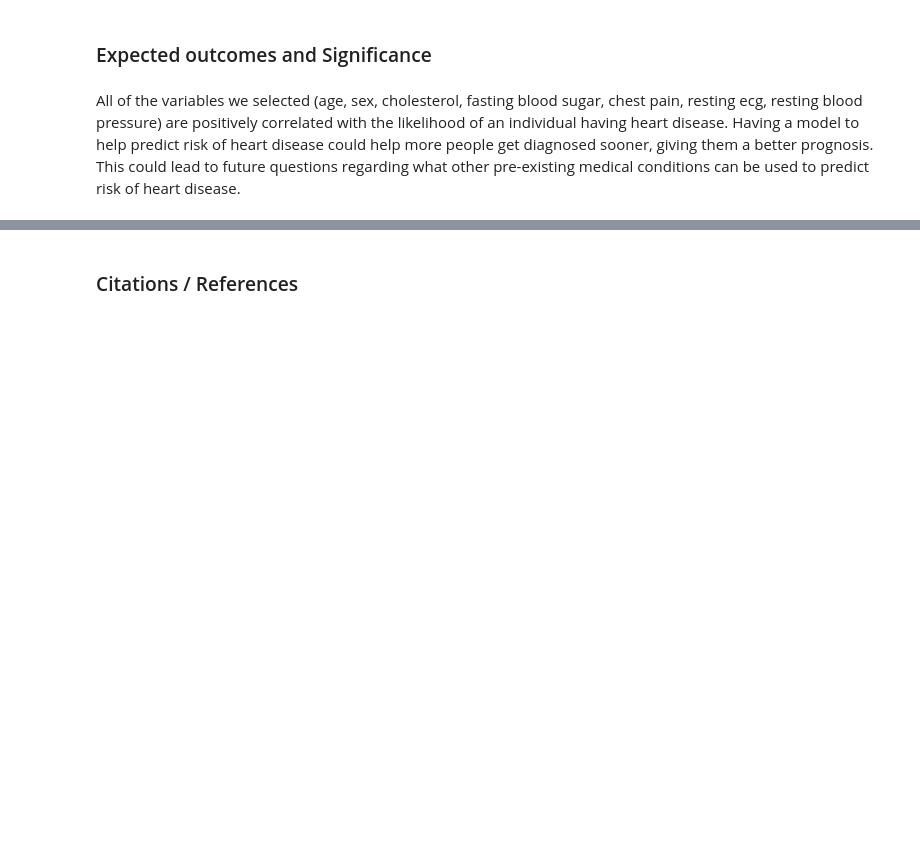
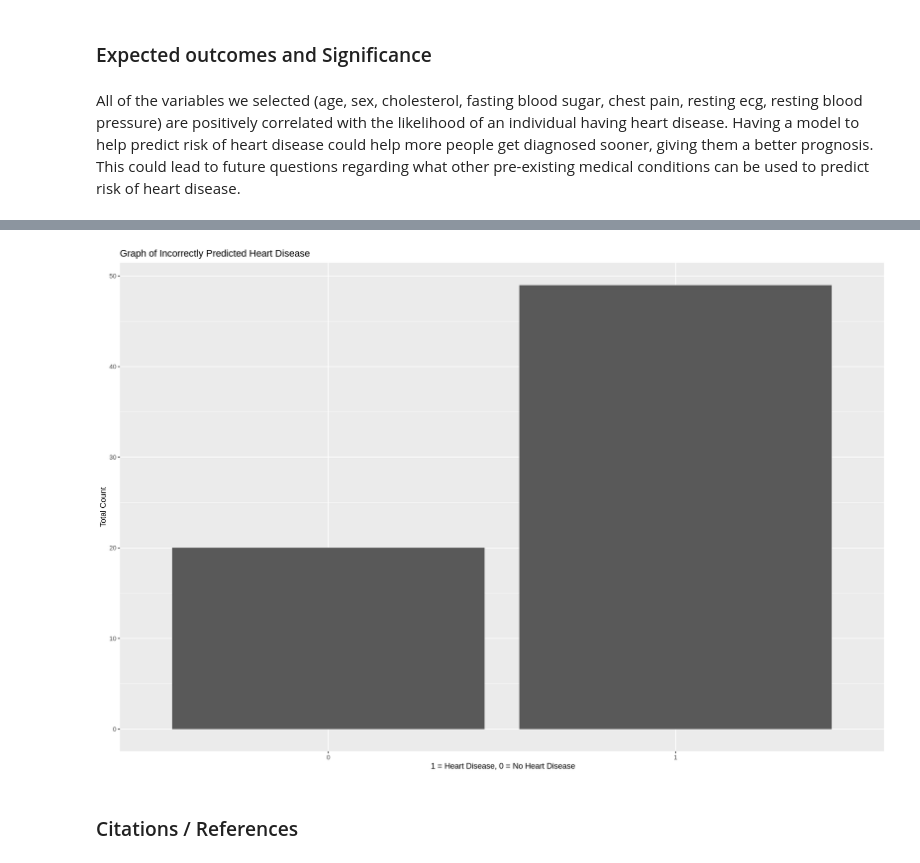
Before and after one commit to LordofSabres/Team_Pineapples_DSCI_100, a Jupyter notebook: projectproposal.ipynb, the cells around one changed output, grey strips where cells are left out. Cells and saved outputs as stored; diff of their text form; code cells hidden in the pictures; blank space fills up the shorter version.

```diff
--- a/projectproposal.ipynb
+++ b/projectproposal.ipynb
@@ -204,3 +246,13 @@ All of the variables we selected (age, sex, cholesterol, fasting blood sugar, ch
+# %%
+count_graph_incorrect <- testing_predicted_incorrect |>
+ggplot(aes(x = condition, y = n)) +
+geom_bar(stat = "identity", position = "dodge") +
+xlab( " 1 = Heart Disease, 0 = No Heart Disease") +
+ylab("Total Count") +
+ggtitle("Graph of Incorrectly Predicted Heart Disease")
+count_graph_incorrect
+# %% [output]
+[figure, added]
 # %% [markdown]
 ### Citations / References
 # %% [markdown]
```
Also changed, not shown: parts of 2 cells of this notebook.
